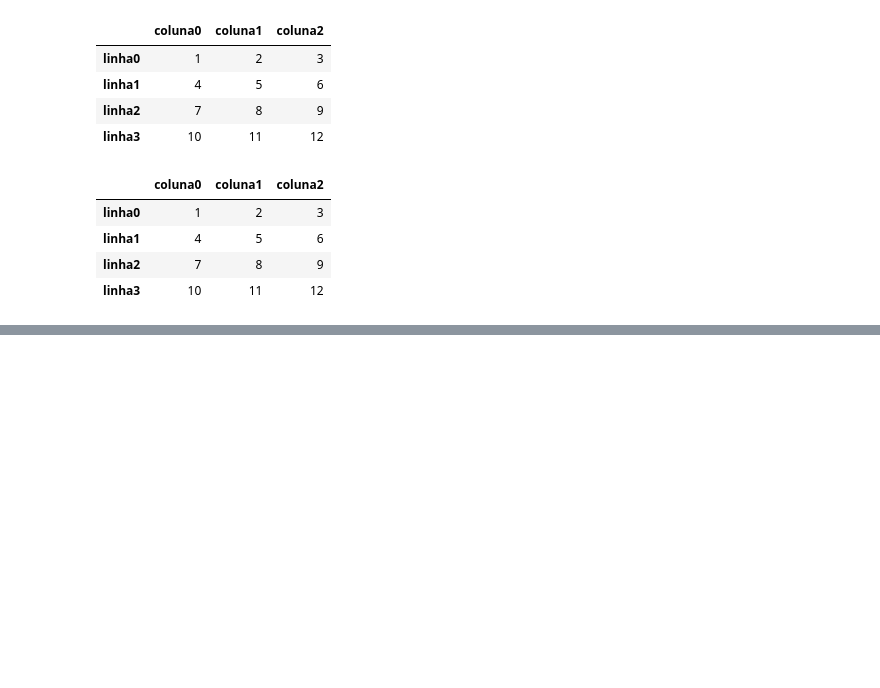
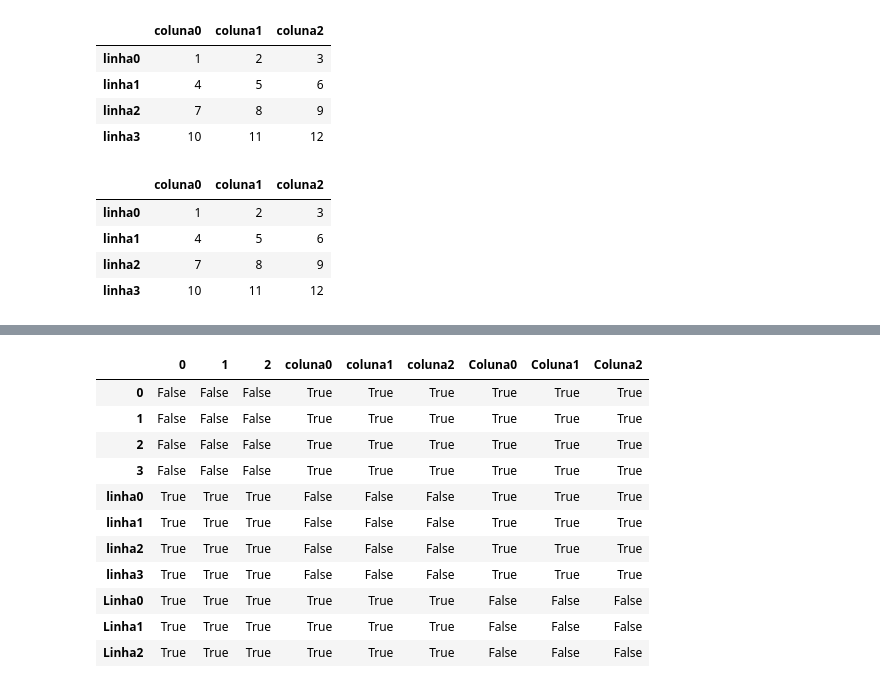
Before and after one commit to wildestmaii/DataScience, a Jupyter notebook: pandas/pandas02.ipynb, the cells around one changed output, grey strips where cells are left out. Cells and saved outputs as stored; diff of their text form; code cells hidden in the pictures; blank space fills up the shorter version.

```diff
--- a/pandas/pandas02.ipynb
+++ b/pandas/pandas02.ipynb
@@ -72 +83,16 @@ TypeError: cannot concatenate object of type '<class 'dict'>'; only Series and D
+# %%
+df4.isnull()
+# %% [output]
+|  | 0 | 1 | 2 | coluna0 | coluna1 | coluna2 | Coluna0 | Coluna1 | Coluna2 |
+| 0 | False | False | False | True | True | True | True | True | True |
+| 1 | False | False | False | True | True | True | True | True | True |
+| 2 | False | False | False | True | True | True | True | True | True |
+| 3 | False | False | False | True | True | True | True | True | True |
+| linha0 | True | True | True | False | False | False | True | True | True |
+| linha1 | True | True | True | False | False | False | True | True | True |
+| linha2 | True | True | True | False | False | False | True | True | True |
+| linha3 | True | True | True | False | False | False | True | True | True |
+| Linha0 | True | True | True | True | True | True | False | False | False |
+| Linha1 | True | True | True | True | True | True | False | False | False |
+| Linha2 | True | True | True | True | True | True | False | False | False |
 # %%
```
Also changed, not shown: parts of 32 cells of this notebook.
